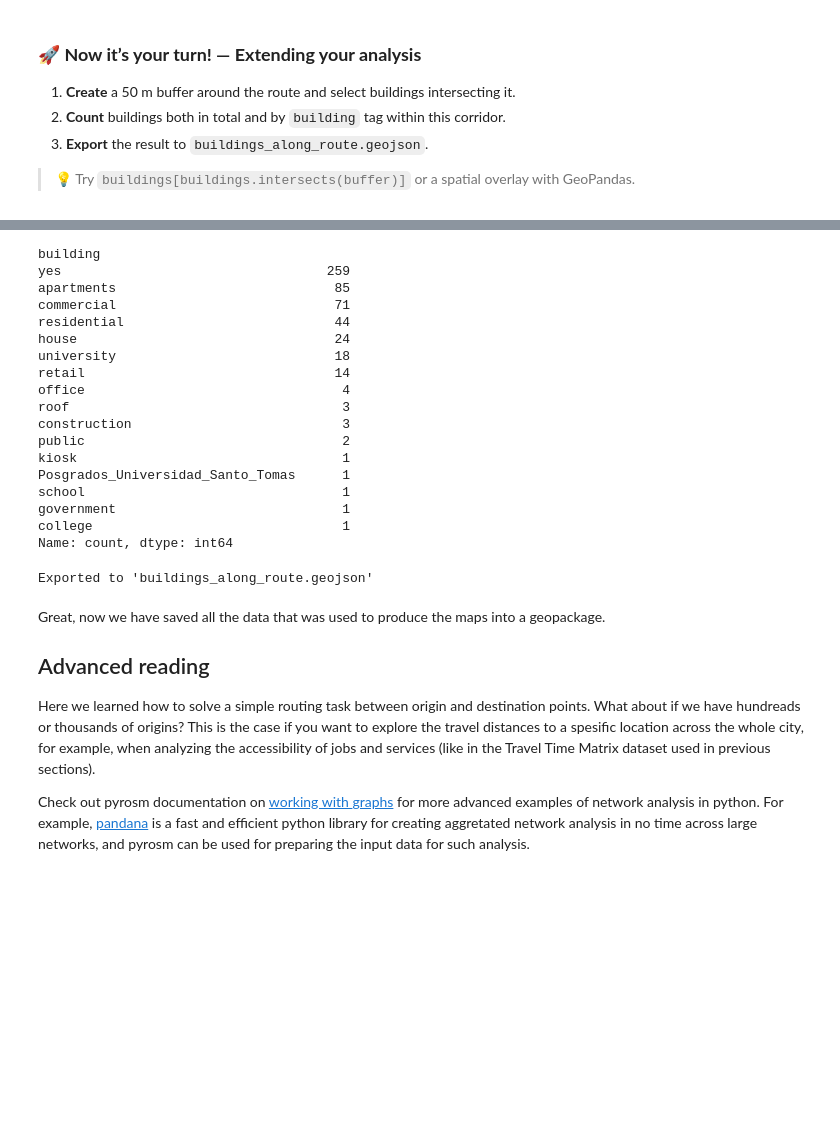
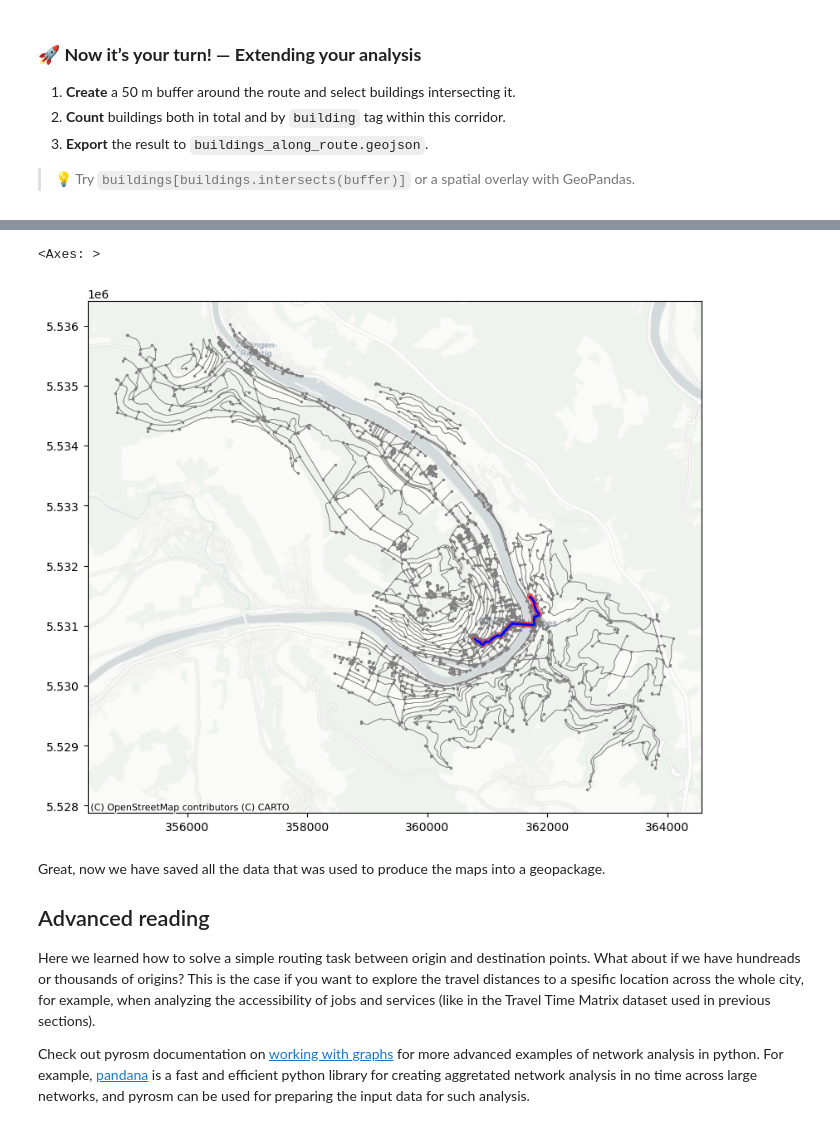
Before and after one commit to awettig/Workshop_4, a Jupyter notebook: network-analysis.ipynb, the cells around one changed output, grey strips where cells are left out. Saved outputs shown, nothing was run; the diff lists cells and outputs as text; code cells hidden in the pictures; blank space fills up the shorter version.

```diff
--- a/network-analysis.ipynb
+++ b/network-analysis.ipynb
@@ -703,5 +734,62 @@ DATA_DIRECTORY.mkdir(parents=True, exist_ok=True)
 
 > 💡 Try `buildings[buildings.intersects(buffer)]` or a spatial overlay with GeoPandas.
 # %%
-# Write your script here
+import geopandas as gpd
+from shapely.geometry import LineString
+
+### 1. Buffer ###
+# Convert the graph edges into a GeoDataFrame
+edges = ox.graph_to_gdfs(graph, nodes=False)
+
+# Get geometry of each edge in the route
+edge_geometries = []
+for u, v in zip(route[:-1], route[1:]):
+    data = graph.get_edge_data(u, v)
+
+    # If multiple edges (MultiDiGraph), take the first one
+    edge_data = data[0] if isinstance(data, dict) else list(data.values())[0]
+
+    # Append geometry if available
+    if 'geometry' in edge_data:
+        edge_geometries.append(edge_data['geometry'])
+    else:
+        # Create straight line between nodes
+        point_u = graph.nodes[u]
+        point_v = graph.nodes[v]
+        edge_geometries.append(LineString([(point_u['x'], point_u['y']), (point_v['x'], point_v['y'])]))
+
+# Merge all edge geometries into a single (Multi-)LineString
+route_geom = edge_geometries[0]
+for geom in edge_geometries[1:]:
+    route_geom = route_geom.union(geom)
+
+# Create GeoDataFrame and the buffer
+gdf_route = gpd.GeoDataFrame(geometry=[route_geom], crs=edges.crs)
+buffer_geom = gdf_route.buffer(50)  # in meters
+
+# Plot
+fig, ax = plt.subplots(figsize=(12, 8))
+edges.plot(ax=ax, linewidth=0.5, color='gray')
+nodes.plot(ax=ax, markersize=2, color='gray')
+gdf_route.plot(ax=ax, linewidth=2, color='blue')
+buffer_geom.plot(ax=ax, facecolor='red', alpha=0.7)
+contextily.add_basemap(ax, crs=edges.crs, source=contextily.providers.CartoDB.Positron) # basemap
+
+### 2. Count of the buildings ###
+from shapely.geometry import Polygon, MultiPolygon
+
+# Keep only Polygon and MultiPolygon geometries, because earlier I had an error about the different geometry types
+buildings = buildings[buildings.geometry.type.isin(['Polygon', 'MultiPolygon'])]
+
+buffer_gdf = gpd.GeoDataFrame(geometry=buffer_geom, crs=edges.crs)
+buildings_along_route = gpd.overlay(buildings, buffer_gdf, how='intersection')
+
+# Count
+total_buildings = len(buildings_along_route)
+print(f"Total buildings in buffer: {total_buildings}")
+
+### 3. Export ###
+output_path = DATA_DIRECTORY / "buildings_along_route.geojson"
+buildings_along_route.to_file(output_path, driver="GeoJSON")
+print(f"Exported to: {output_path}")
 # %% [output]
@@ -709,22 +798,5 @@ Total buildings within 50 m: 532
-building
-yes                                  259
-apartments                            85
-commercial                            71
-residential                           44
-house                                 24
-university                            18
-retail                                14
-office                                 4
-roof                                   3
-construction                           3
-public                                 2
-kiosk                                  1
-Posgrados_Universidad_Santo_Tomas      1
-school                                 1
-government                             1
-college                                1
-Name: count, dtype: int64
+<Axes: >
-Exported to 'buildings_along_route.geojson'
+[figure, added]
 # %% [markdown]
 Great, now we have saved all the data that was used to produce the maps into a geopackage.
 
```
Also changed, not shown: parts of 10 cells of this notebook.
